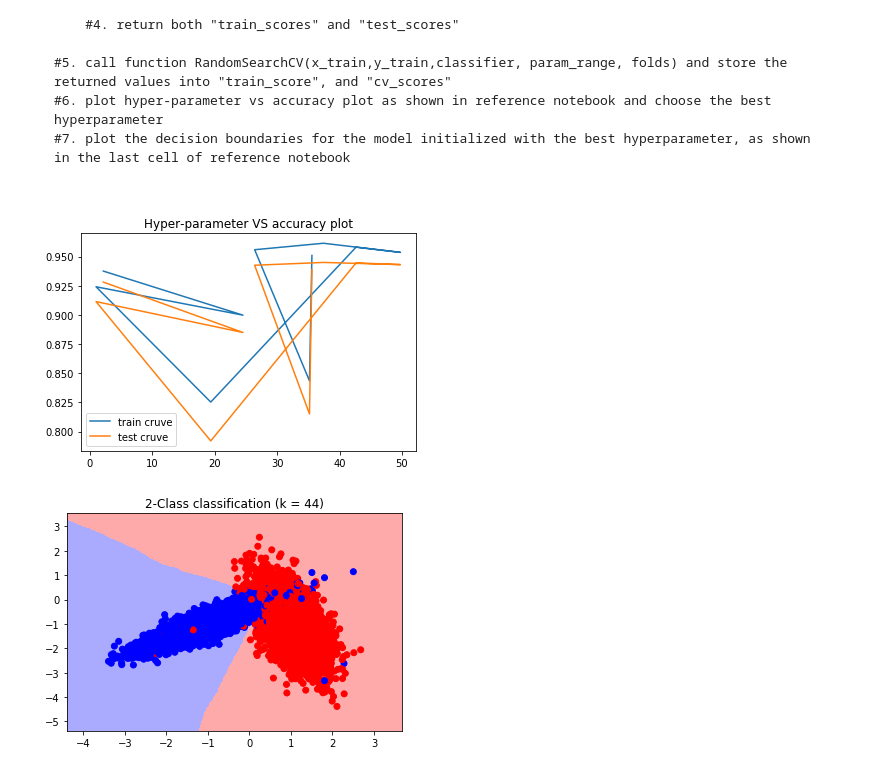
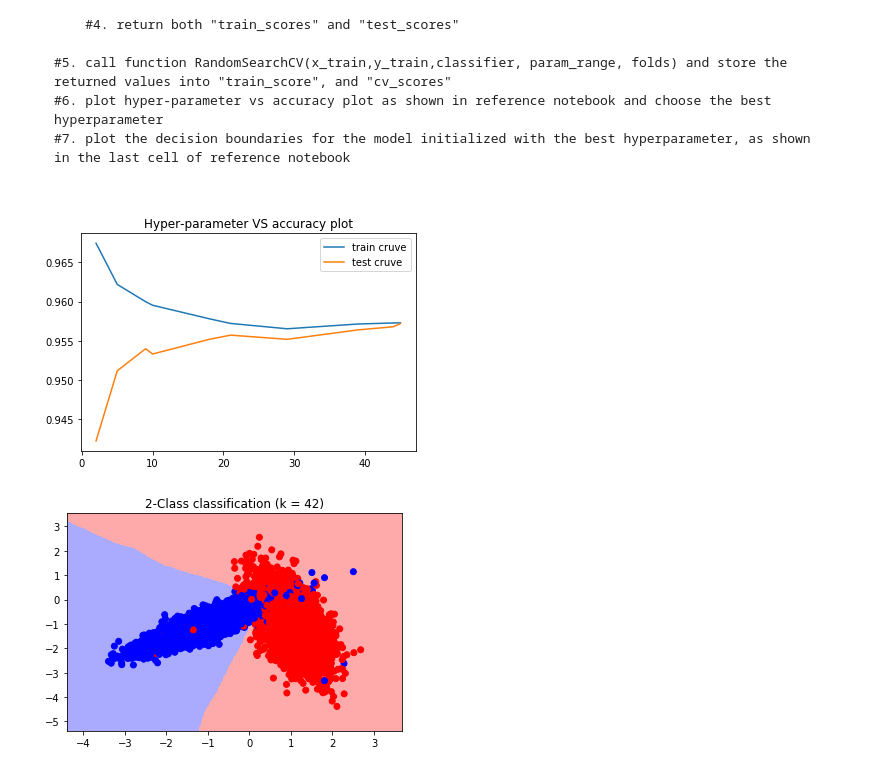
Before and after one commit to VishnuGupta5883/appliedai, a Jupyter notebook: Implement_RandomSearchCV_with_k_fold_cross_validation_on_KNN.ipynb, the cells around one changed output. Drawn from its saved outputs; the diff is of its cells as text; code cells hidden in the pictures.

```diff
--- a/Implement_RandomSearchCV_with_k_fold_cross_validation_on_KNN.ipynb
+++ b/Implement_RandomSearchCV_with_k_fold_cross_validation_on_KNN.ipynb
@@ -66,29 +66,37 @@ def RandomSearchCV(x_train,y_train,classifier, param_range, folds):
 </pre>
 # %%
 from sklearn.metrics import accuracy_score
+
+def divide_into_groups_from_1_to_len(x_train,folds,grp_n_test):
+  x_len = len(x_train)/folds
+  test_indices =[]
+  for j in range((int(x_len)*grp_n_test),(int(x_len)*(grp_n_test+1))):
+      test_indices.append(j)
+  return test_indices
+
 
 def RandomSearchCV(x_train,y_train,classifier, param_range, folds):
   trainscores = []
   testscores  = []
-  params=[]
-  for i in range(10):
-    param = uniform(param_range[0],param_range[1])
-    params.append(param)
-    #print(params)
-    #2.devide numbers ranging from  0 to len(X_train) into groups= folds
-  x_array =np.array(np.vsplit(x_train, folds))
-  y_array =np.array(np.split(y_train, folds))
+  params =random.sample(range(1, param_range[1]),10)
+  params.sort()
+
   for k in tqdm(params):
     trainscores_folds = []
     testscores_folds  = []
-    for i in range(folds-1,0,-1):
-      X_train = np.concatenate((x_array[i] , x_array[i-1]));
-      #x_train = np.concatenate((x_array[i] , x_array[i-1]));
-      X_test  = x_array[i-2]
-      Y_train = np.concatenate((y_array[i] ,y_array[i-1]));
-      Y_test  = y_array[i-2]
+    for j in range(0,folds):
+      grp_n_test=j
+      test_indices = divide_into_groups_from_1_to_len(x_train,folds,grp_n_test)
+      train_indices  = list(set(list(range(1, len(x_train)))) - set(test_indices))
+
+      # selecting the data points based on the train_indices and test_indices
+      X_train = x_train[train_indices]
+      Y_train = y_train[train_indices]
+      X_test  = x_train[test_indices]
+      Y_test  = y_train[test_indices]
+
       #print(train,test)
-      classifier.n_neighbors = int(k)
+      classifier.n_neighbors =k
       classifier.fit(X_train,Y_train)
 
       Y_predicted = classifier.predict(X_test)
@@ -98,33 +106,33 @@ def RandomSearchCV(x_train,y_train,classifier, param_range, folds):
       trainscores_folds.append(accuracy_score(Y_train, Y_predicted))
     trainscores.append(np.mean(np.array(trainscores_folds)))
     testscores.append(np.mean(np.array(testscores_folds)))
-  return trainscores,testscores
+  return trainscores,testscores,params
 # %%
 from sklearn.metrics import accuracy_score
 from sklearn.neighbors import KNeighborsClassifier
 import matplotlib.pyplot as plt
 import random
 from random import uniform
 import warnings
 warnings.filterwarnings("ignore")
 
 
 classifier = KNeighborsClassifier()
 
 param_range = (1,50)
 
-folds = 300
+folds =10
 
-trainscores,testscores = RandomSearchCV(X_train,y_train,classifier, param_range, folds)
+trainscores,testscores,params = RandomSearchCV(X_train,y_train,classifier, param_range, folds)
 
 
 plt.plot(params,trainscores, label='train cruve')
 plt.plot(params,testscores, label='test cruve')
 plt.title('Hyper-parameter VS accuracy plot')
 plt.legend()
 plt.show()
 # %% [output]
-[figure, old version]
+[figure, new version]
 # %%
 # understanding this code line by line is not that importent
 def plot_decision_boundary(X1, X2, y, clf):
```
Also changed, not shown: parts of 2 cells of this notebook.
